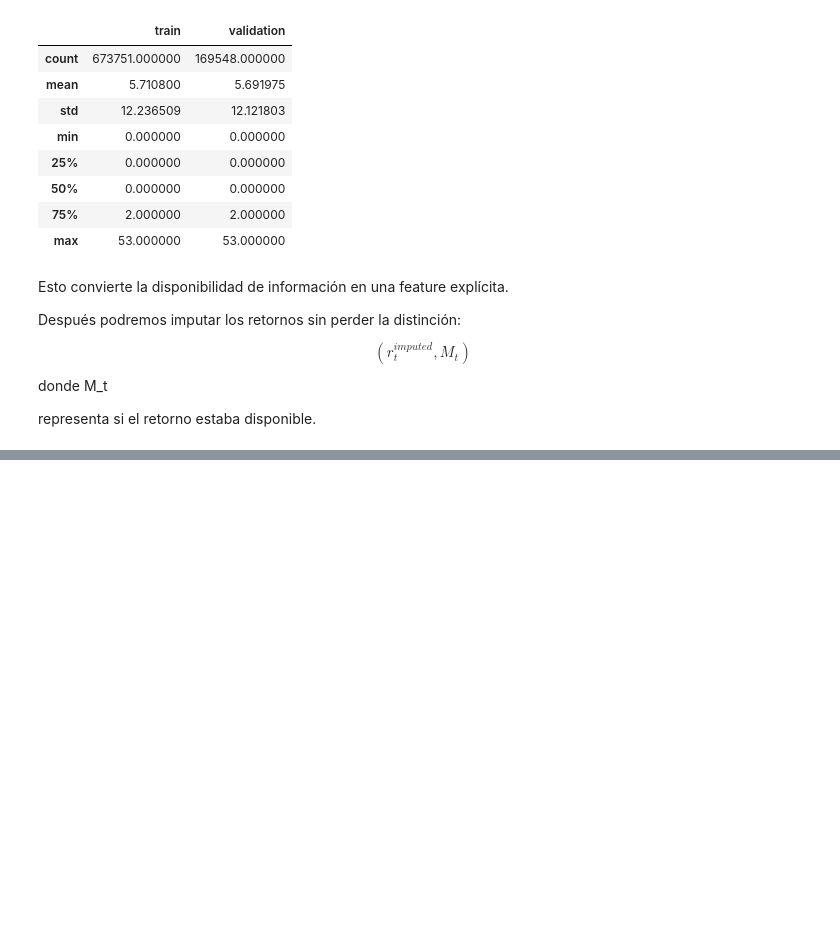
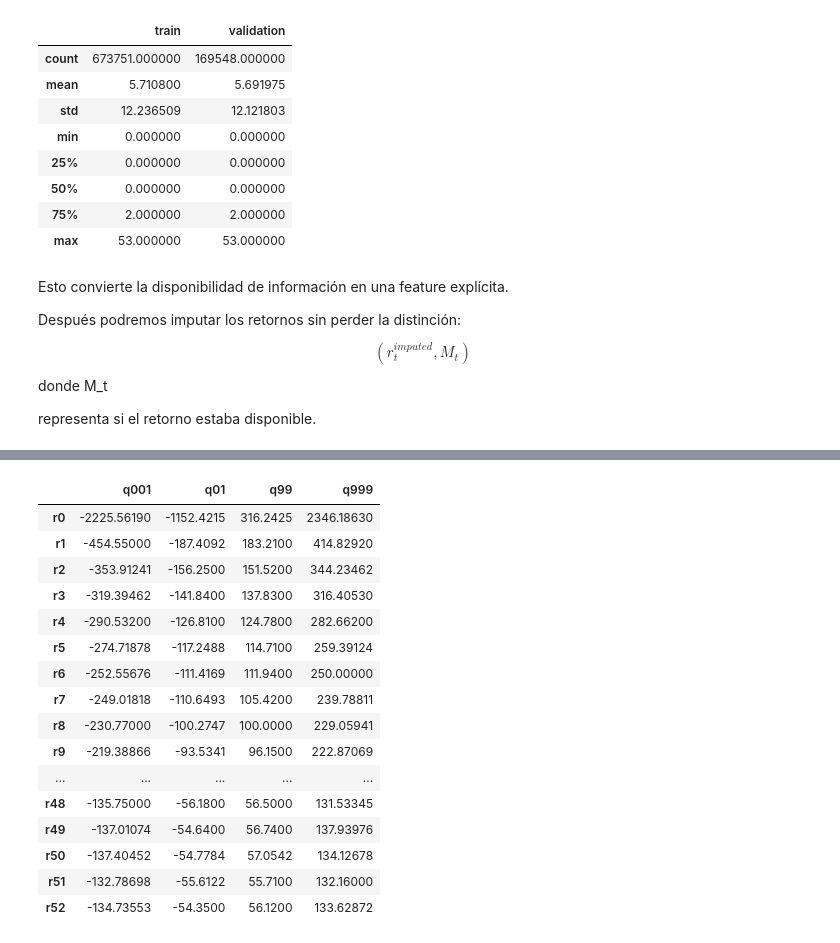
Before and after one commit to ADRIANVM117/data-science-portfolio, a Jupyter notebook: EXAMEN_DL_BOURBAKI/notebooks/02_validation_feature_engineering_and_baselines.ipynb, the cells around one changed output, grey strips where cells are left out. Drawn from its saved outputs; the diff is of its cells as text; code cells hidden in the pictures; blank space fills up the shorter version.

```diff
--- a/EXAMEN_DL_BOURBAKI/notebooks/02_validation_feature_engineering_and_baselines.ipynb
+++ b/EXAMEN_DL_BOURBAKI/notebooks/02_validation_feature_engineering_and_baselines.ipynb
@@ -424,0 +442,27 @@ train_return_values = train_return_values[~np.isnan(train_return_values)]
+# %%
+# decidiremos si usar límites globales o por intervalo:
+interval_quantiles = pd.DataFrame({
+    "q001": X_train_raw[return_cols].quantile(0.001),
+    "q01": X_train_raw[return_cols].quantile(0.01),
+    "q99": X_train_raw[return_cols].quantile(0.99),
+    "q999": X_train_raw[return_cols].quantile(0.999),
+})
+interval_quantiles
+# %% [output]
+|  | q001 | q01 | q99 | q999 |
+| r0 | -2225.56190 | -1152.4215 | 316.2425 | 2346.18630 |
+| r1 | -454.55000 | -187.4092 | 183.2100 | 414.82920 |
+| r2 | -353.91241 | -156.2500 | 151.5200 | 344.23462 |
+| r3 | -319.39462 | -141.8400 | 137.8300 | 316.40530 |
+| r4 | -290.53200 | -126.8100 | 124.7800 | 282.66200 |
+| r5 | -274.71878 | -117.2488 | 114.7100 | 259.39124 |
+| r6 | -252.55676 | -111.4169 | 111.9400 | 250.00000 |
+| r7 | -249.01818 | -110.6493 | 105.4200 | 239.78811 |
+| r8 | -230.77000 | -100.2747 | 100.0000 | 229.05941 |
+| r9 | -219.38866 | -93.5341 | 96.1500 | 222.87069 |
+| ... | ... | ... | ... | ... |
+| r48 | -135.75000 | -56.1800 | 56.5000 | 131.53345 |
+| r49 | -137.01074 | -54.6400 | 56.7400 | 137.93976 |
+| r50 | -137.40452 | -54.7784 | 57.0542 | 134.12678 |
+| r51 | -132.78698 | -55.6122 | 55.7100 | 132.16000 |
+| r52 | -134.73553 | -54.3500 | 56.1200 | 133.62872 |
```
Also changed, not shown: parts of 20 cells of this notebook.
